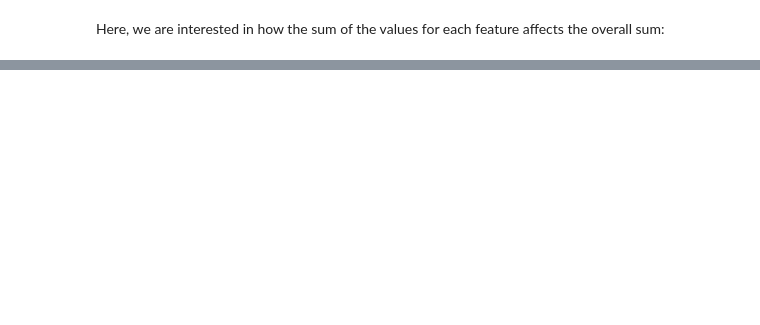
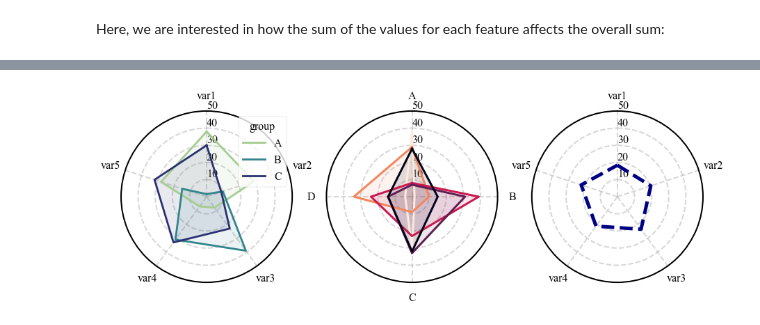
Before and after one commit to alexcapstick/alexs-visualisation-tools, a Jupyter notebook: examples/catplot.ipynb, the cells around one changed output, grey strips where cells are left out. Cells and saved outputs as stored; diff of their text form; code cells hidden in the pictures; blank space fills up the shorter version.

Commit message:
Add Radarplot and update figures

```diff
--- a/examples/catplot.ipynb
+++ b/examples/catplot.ipynb
@@ -156,0 +170,11 @@ with avt.paper_theme():
+# %%
+# Set data
+data = pd.DataFrame({
+    'group': ['A','B','C','D'],
+    'var1': [38, 1.5, 30, 4],
+    'var2': [29, 10, 9, 34],
+    'var3': [8, 39, 23, 24],
+    'var4': [7, 31, 33, 14],
+    'var5': [28, 15, 32, 14]
+}).melt(id_vars='group')
+data.head()
@@ -156,0 +188,48 @@ with avt.paper_theme():
+# %%
+with avt.paper_theme():
+    # ensure you make subplots polar if using your own axes!
+    fig, axes = plt.subplots(1,3,figsize=(15,5), subplot_kw={'polar': True})
+
+    axes[0] = avt.radarplot(
+        data=data,
+        x='variable',
+        y='value',
+        hue='group',
+        hue_order=['A', 'B', 'C',],
+        cmap='crest',
+        ax=axes[0],
+    )
+
+    axes[1] = avt.radarplot(
+        data=data,
+        x='group',
+        y='value',
+        hue='variable',
+        cmap='rocket_r',
+        ax=axes[1],
+        fill=True,
+        linewidth=3,
+        legend=False
+    )
+
+    axes[2] = avt.radarplot(
+        data=data,
+        x='variable',
+        y='value',
+        cmap='jet',
+        ax=axes[2],
+        fill=False,
+        linestyle='--',
+        linewidth=5,
+        legend=False
+    )
+
+    axes[0].set_rlim(0, 50)
+    axes[1].set_rlim(0, 50)
+    axes[2].set_rlim(0, 50)
+
+    # saving graph
+    fig.savefig('./figures/radarplot.png', bbox_inches='tight', dpi=300)
+    fig.savefig('../docs/source/figures/radarplot.png', bbox_inches='tight', dpi=300)
+# %% [output]
+[figure, added]
```
Also changed, not shown: parts of 9 cells of this notebook, 10 other files.
